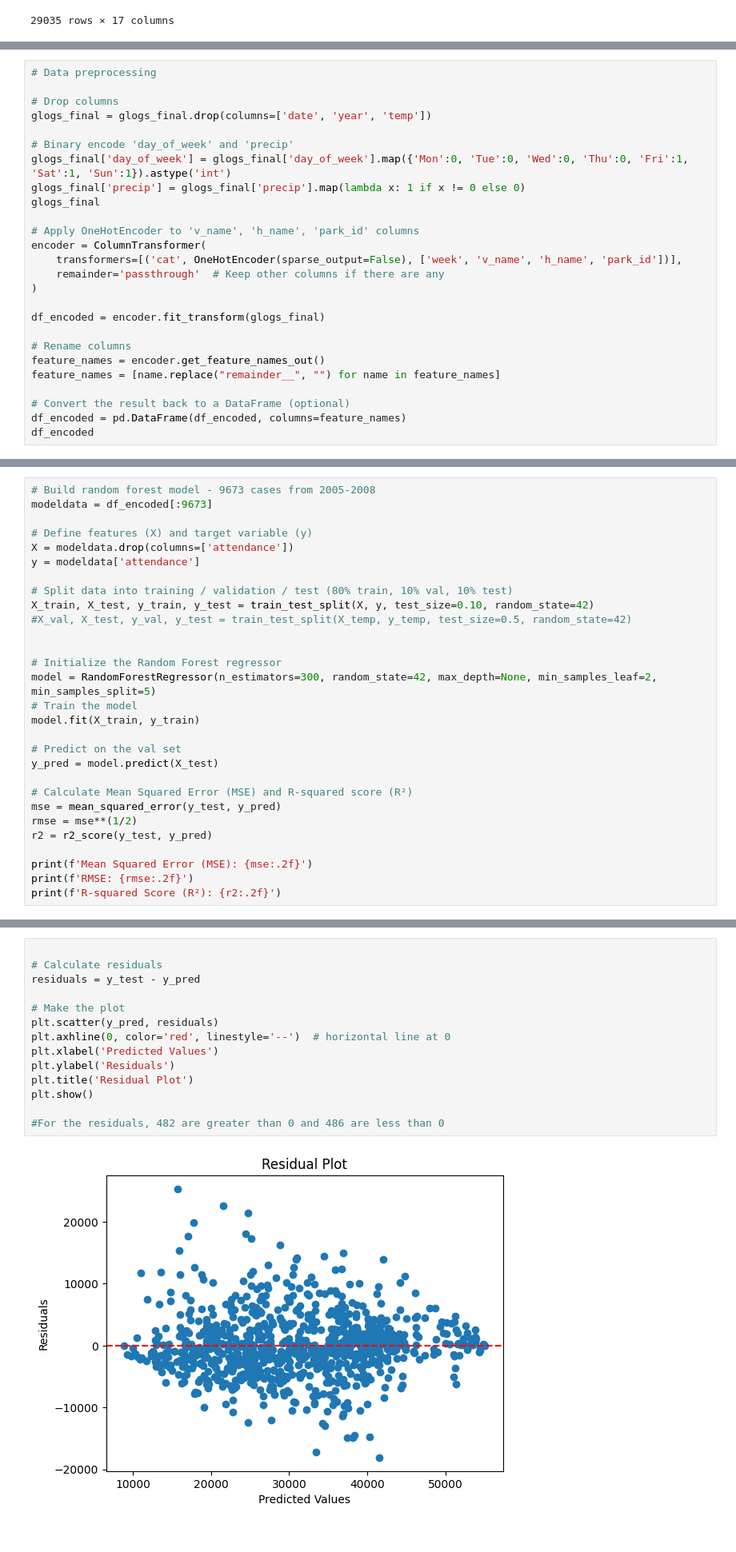
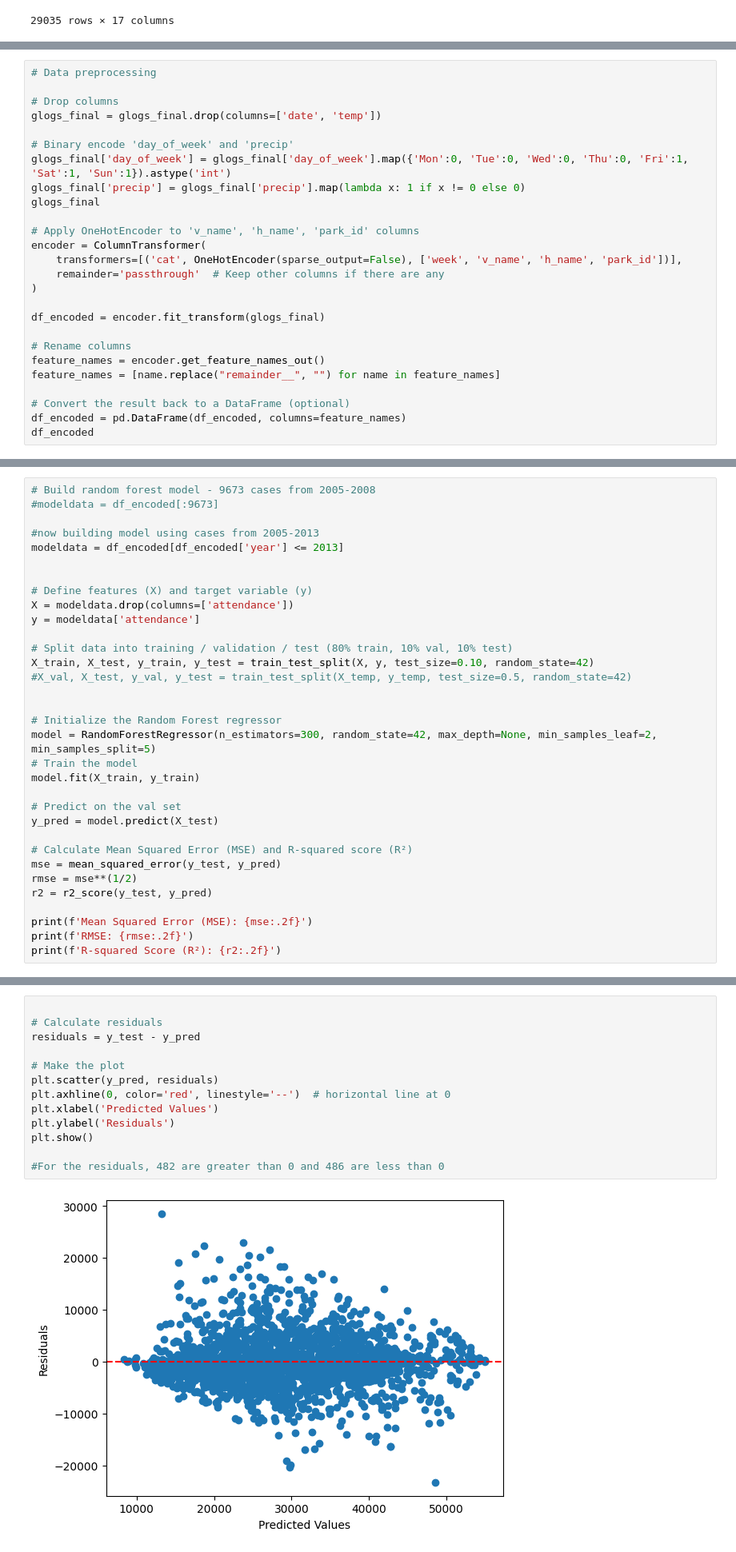
Before and after one commit to tmarchok1/DS440_project, a Jupyter notebook: rf_errorAnalysis_jeff.ipynb, the cells around one changed output, grey strips where cells are left out. Shown at 80% size. Drawn from its saved outputs; the diff is of its cells as text.

```diff
--- a/rf_errorAnalysis_jeff.ipynb
+++ b/rf_errorAnalysis_jeff.ipynb
@@ -48,7 +48,7 @@ glogs_final
 # Data preprocessing
 
 # Drop columns
-glogs_final = glogs_final.drop(columns=['date', 'year', 'temp'])
+glogs_final = glogs_final.drop(columns=['date', 'temp'])
 
 # Binary encode 'day_of_week' and 'precip'
 glogs_final['day_of_week'] = glogs_final['day_of_week'].map({'Mon':0, 'Tue':0, 'Wed':0, 'Thu':0, 'Fri':1, 'Sat':1, 'Sun':1}).astype('int')
@@ -105,6 +107,10 @@ df_encoded #model ready dataset
 # %%
 # Build random forest model - 9673 cases from 2005-2008
-modeldata = df_encoded[:9673]
+#modeldata = df_encoded[:9673]
+
+#now building model using cases from 2005-2013
+modeldata = df_encoded[df_encoded['year'] <= 2013]
+
 
 # Define features (X) and target variable (y)
 X = modeldata.drop(columns=['attendance'])
@@ -159,19 +165,18 @@ results
 # %%
 
 # Calculate residuals
 residuals = y_test - y_pred
 
 # Make the plot
 plt.scatter(y_pred, residuals)
 plt.axhline(0, color='red', linestyle='--')  # horizontal line at 0
 plt.xlabel('Predicted Values')
 plt.ylabel('Residuals')
-plt.title('Residual Plot')
 plt.show()
 
 #For the residuals, 482 are greater than 0 and 486 are less than 0
 # %% [output]
-[figure, old version]
+[figure, new version]
 # %%
 results['index'] = range(1, len(results) + 1) #creating index variable to access specific games
 results[['index', 'abs_residual']]
```
Also changed, not shown: parts of 11 cells of this notebook, 2 other files.
